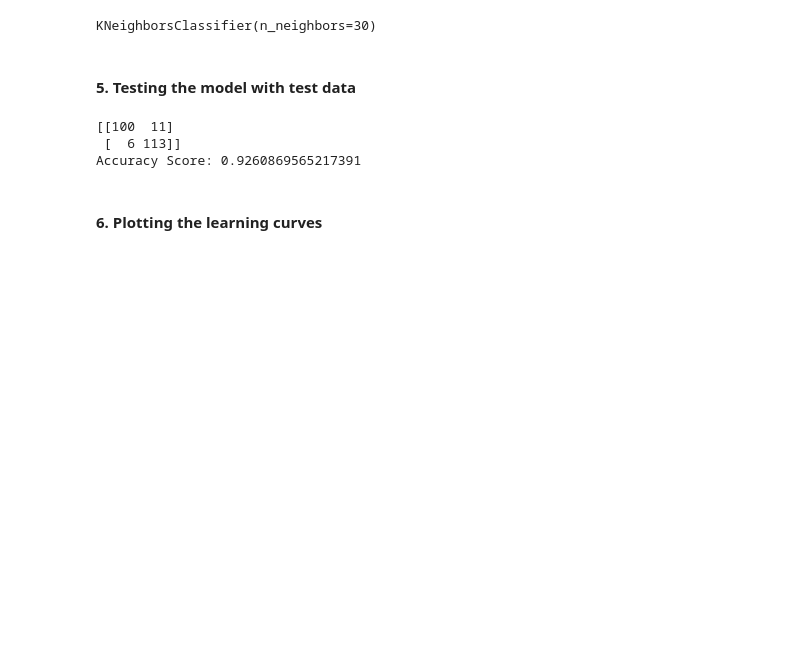
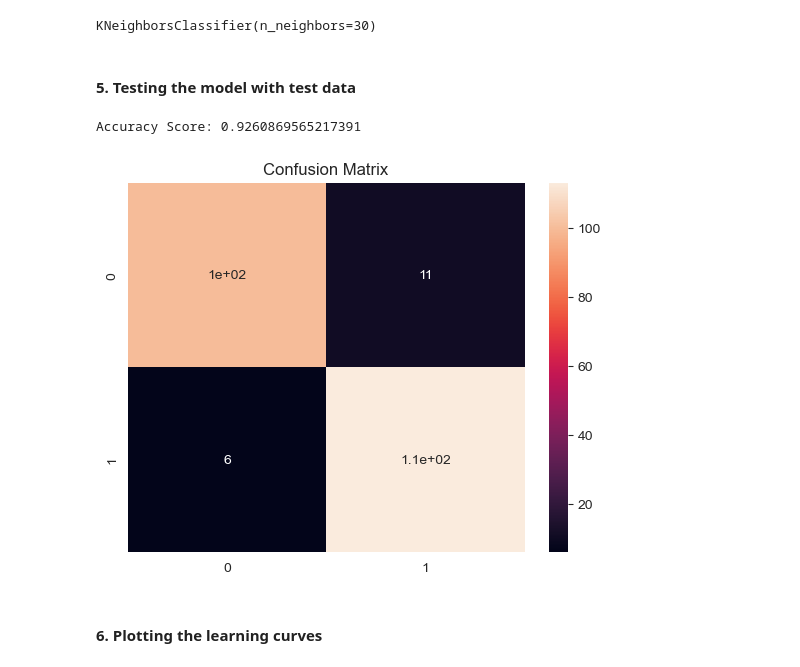
Before and after one commit to malikka-rajshahi/Heart-Failure-Analysis, a Jupyter notebook: HeartAnalysisCombined.ipynb, the cells around one changed output. Cells and saved outputs as stored; diff of their text form; code cells hidden in the pictures; blank space fills up the shorter version.

Commit message:
Confusion Matrix heatmap

```diff
--- a/HeartAnalysisCombined.ipynb
+++ b/HeartAnalysisCombined.ipynb
@@ -550,13 +550,13 @@ KNeighborsClassifier(n_neighbors=30)
 # %%
 y_hat = model.predict(x_test.values)
 
 cm = m.confusion_matrix(y_test, y_hat)
-print(cm)
+sns.heatmap(cm, annot=True)
+plt.title('Confusion Matrix');
 print(f'Accuracy Score: {m.accuracy_score(y_test, y_hat)}')
 # %% [output]
-[[100  11]
- [  6 113]]
 Accuracy Score: 0.9260869565217391
+[figure, added]
 # %% [markdown]
 #### 6. Plotting the learning curves
 # %%
```
